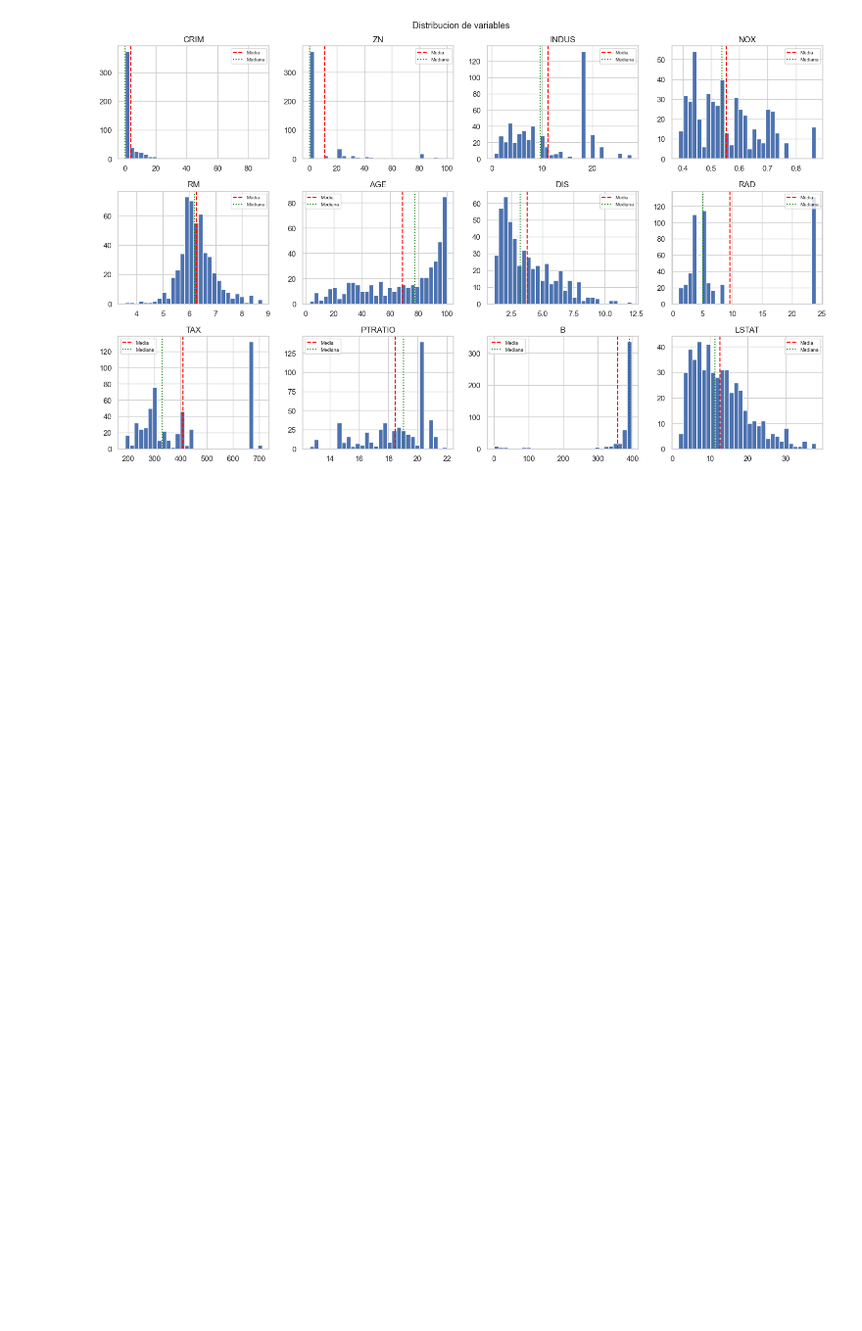
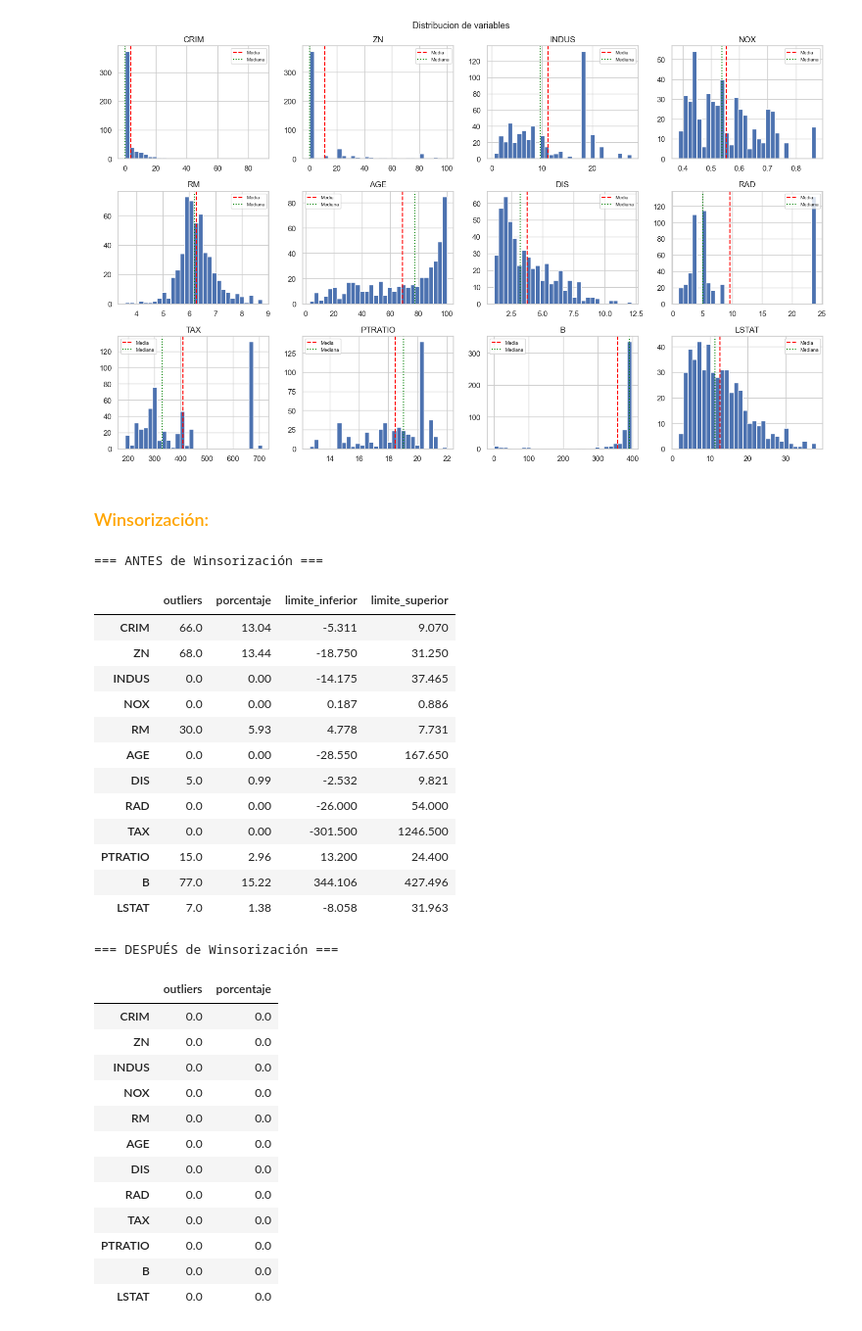
Before and after one commit to alexfdzv/Boston-Housing-Project, a Jupyter notebook: notebooks/02CleanData.ipynb, the cells around one changed output. Shown at 98% size. Saved outputs shown, nothing was run; the diff lists cells and outputs as text; code cells hidden in the pictures; blank space fills up the shorter version.

```diff
--- a/notebooks/02CleanData.ipynb
+++ b/notebooks/02CleanData.ipynb
@@ -156,3 +148,74 @@ plt.tight_layout()
 plt.show()
 # %% [output]
 [figure]
+# %% [markdown]
+### <span style="color:orange">Winsorización:</span>
+# %%
+IQR_FACTOR = params['cleaning']['iqr_factor']
+
+cols_analizar = [c for c in df.columns if c not in ('CHAS', 'MEDV')]
+
+reporte_antes = {}
+reporte_despues = {}
+
+for col in cols_analizar:
+    Q1 = df[col].quantile(0.25)
+    Q3 = df[col].quantile(0.75)
+    IQR = Q3 - Q1
+    lower = Q1 - IQR_FACTOR * IQR
+    upper = Q3 + IQR_FACTOR * IQR
+
+    # Contar ANTES
+    n_antes = ((df[col] < lower) | (df[col] > upper)).sum()
+
+    # Aplicar winsorización
+    df[col] = df[col].clip(lower=lower, upper=upper)
+
+    # Contar DESPUÉS
+    n_despues = ((df[col] < lower) | (df[col] > upper)).sum()
+
+    reporte_antes[col] = {
+        'outliers': n_antes,
+        'porcentaje': round(100 * n_antes / len(df), 2),
+        'limite_inferior': round(lower, 3),
+        'limite_superior': round(upper, 3)
+    }
+    reporte_despues[col] = {
+        'outliers': n_despues,
+        'porcentaje': round(100 * n_despues / len(df), 2),
+    }
+
+print("=== ANTES de Winsorización ===")
+display(pd.DataFrame(reporte_antes).T)
+
+print("\n=== DESPUÉS de Winsorización ===")
+display(pd.DataFrame(reporte_despues).T)
+# %% [output]
+=== ANTES de Winsorización ===
+|  | outliers | porcentaje | limite_inferior | limite_superior |
+| CRIM | 66.0 | 13.04 | -5.311 | 9.070 |
+| ZN | 68.0 | 13.44 | -18.750 | 31.250 |
+| INDUS | 0.0 | 0.00 | -14.175 | 37.465 |
+| NOX | 0.0 | 0.00 | 0.187 | 0.886 |
+| RM | 30.0 | 5.93 | 4.778 | 7.731 |
+| AGE | 0.0 | 0.00 | -28.550 | 167.650 |
+| DIS | 5.0 | 0.99 | -2.532 | 9.821 |
+| RAD | 0.0 | 0.00 | -26.000 | 54.000 |
+| TAX | 0.0 | 0.00 | -301.500 | 1246.500 |
+| PTRATIO | 15.0 | 2.96 | 13.200 | 24.400 |
+| B | 77.0 | 15.22 | 344.106 | 427.496 |
+| LSTAT | 7.0 | 1.38 | -8.058 | 31.963 |
+=== DESPUÉS de Winsorización ===
+|  | outliers | porcentaje |
+| CRIM | 0.0 | 0.0 |
+| ZN | 0.0 | 0.0 |
+| INDUS | 0.0 | 0.0 |
+| NOX | 0.0 | 0.0 |
+| RM | 0.0 | 0.0 |
+| AGE | 0.0 | 0.0 |
+| DIS | 0.0 | 0.0 |
+| RAD | 0.0 | 0.0 |
+| TAX | 0.0 | 0.0 |
+| PTRATIO | 0.0 | 0.0 |
+| B | 0.0 | 0.0 |
+| LSTAT | 0.0 | 0.0 |
```
Also changed, not shown: parts of 3 cells of this notebook, 4 other files.
